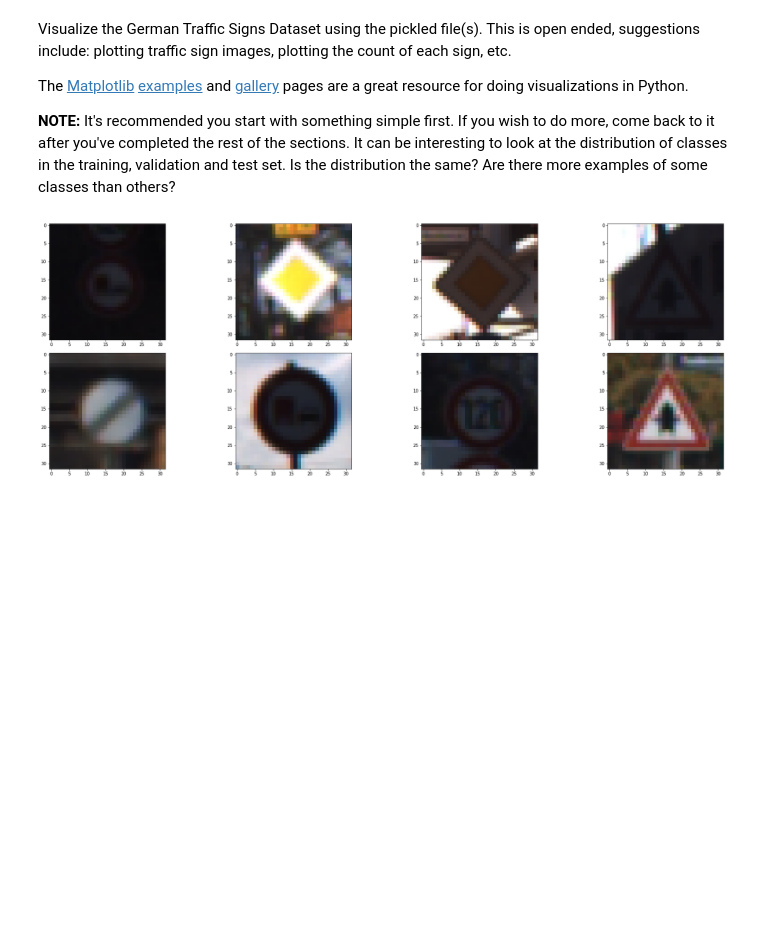
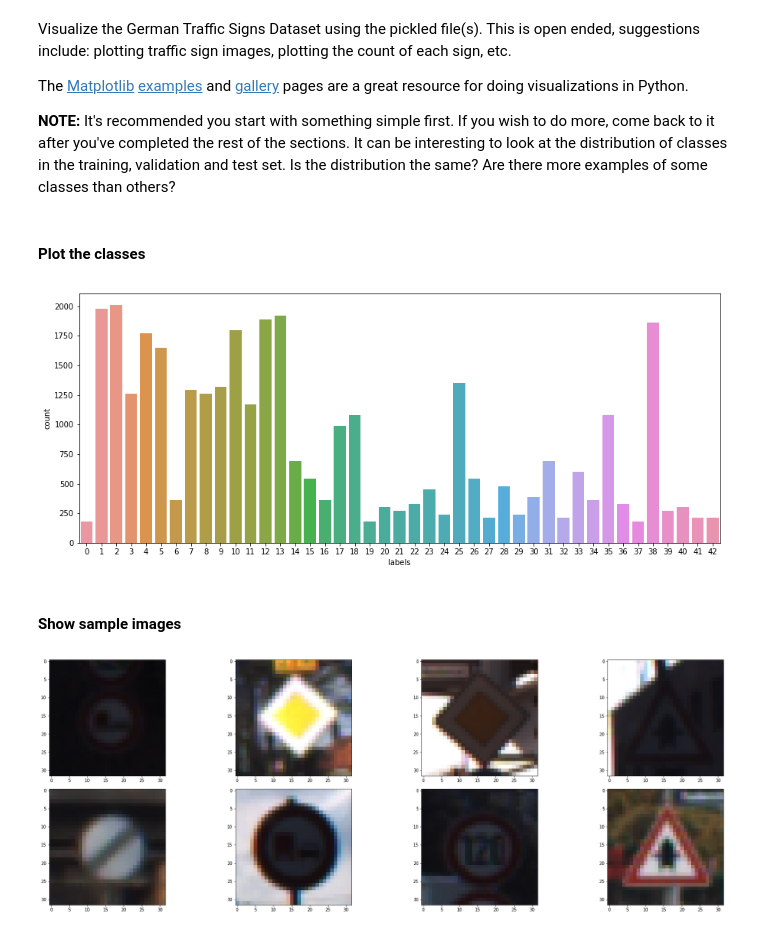
Before and after one commit to jonad/TrafficSignDetection, a Jupyter notebook: Traffic_Sign_Classifier.ipynb, the cells around one changed output. Cells and saved outputs as stored; diff of their text form; code cells hidden in the pictures; blank space fills up the shorter version.

```diff
--- a/Traffic_Sign_Classifier.ipynb
+++ b/Traffic_Sign_Classifier.ipynb
@@ -109,3 +110,17 @@ import matplotlib.pyplot as plt
+# %% [markdown]
+#### Plot the classes
+# %%
+data = Counter(y_train)
+labels, count = zip(*data.items())
+# %%
+data = pd.DataFrame({'labels':labels, 'count':count})
+# %%
+plt.figure(figsize=(15,6))
+ax = sns.barplot(x="labels", y="count", data=data)
+# %% [output]
+[figure, added]
+# %% [markdown]
+#### Show sample images
 # %%
 sample_indx = idx = np.random.randint(n_train, size=8)
 sample_data = X_train[sample_indx]
```
Also changed, not shown: parts of 32 cells of this notebook, 24 other files.
